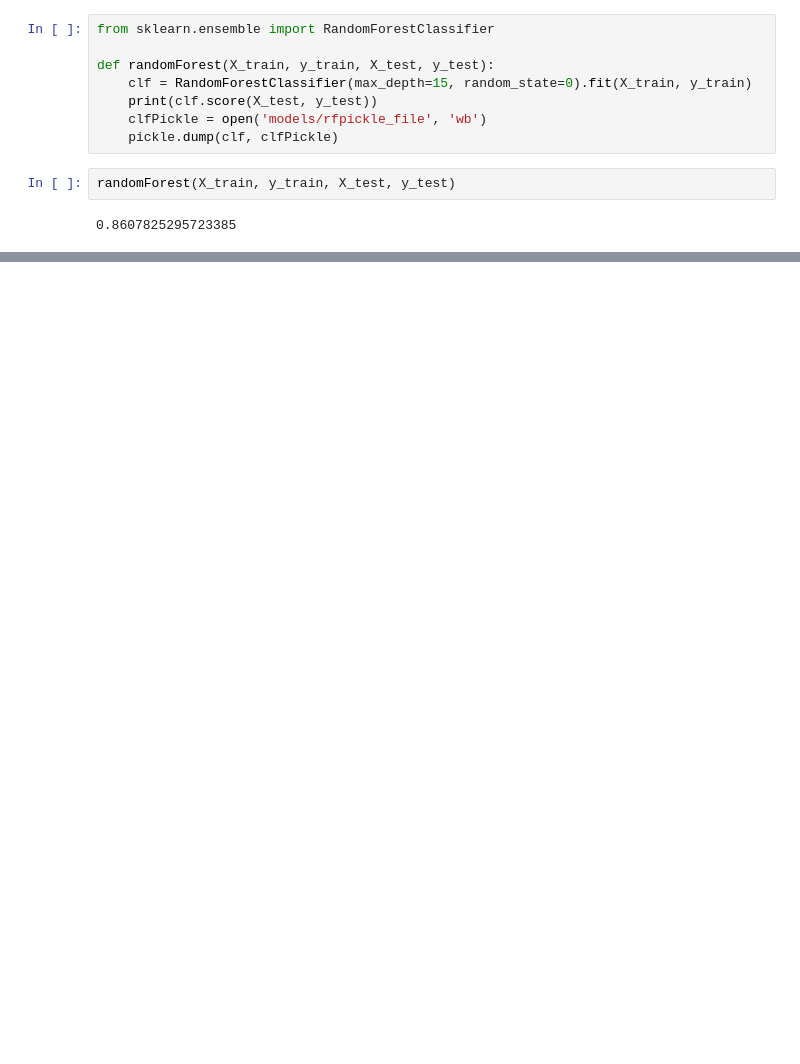
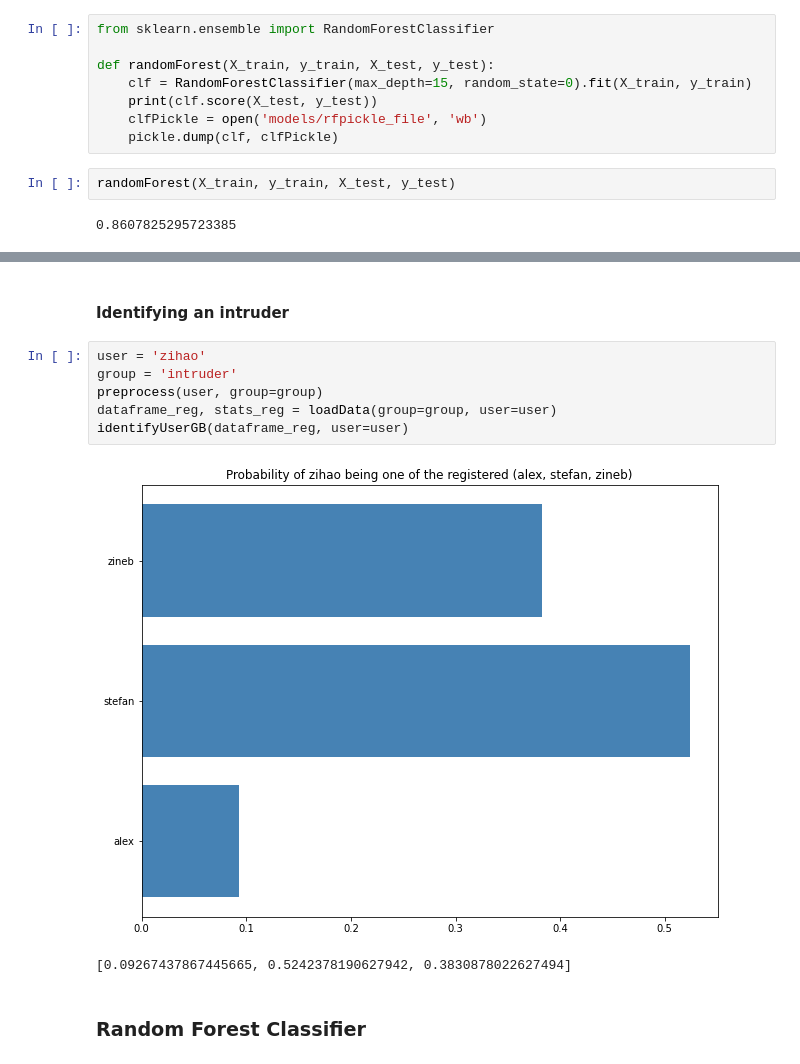
Before and after one commit to abremard/OT2_Data_Mining, a Jupyter notebook: main.ipynb, the cells around one changed output, grey strips where cells are left out. Drawn from its saved outputs; the diff is of its cells as text; blank space fills up the shorter version.

```diff
--- a/main.ipynb
+++ b/main.ipynb
@@ -760,0 +436,13 @@ apm diff = 124.69763082676252
+# %% [markdown]
+#### Identifying an intruder
+# %%
+user = 'zihao'
+group = 'intruder'
+preprocess(user, group=group)
+dataframe_reg, stats_reg = loadData(group=group, user=user)
+identifyUserGB(dataframe_reg, user=user)
+# %% [output]
+[figure, added]
+[0.09267437867445665, 0.5242378190627942, 0.3830878022627494]
+# %% [markdown]
+### Random Forest Classifier
```
Also changed, not shown: parts of 87 cells of this notebook, 15 other files.
